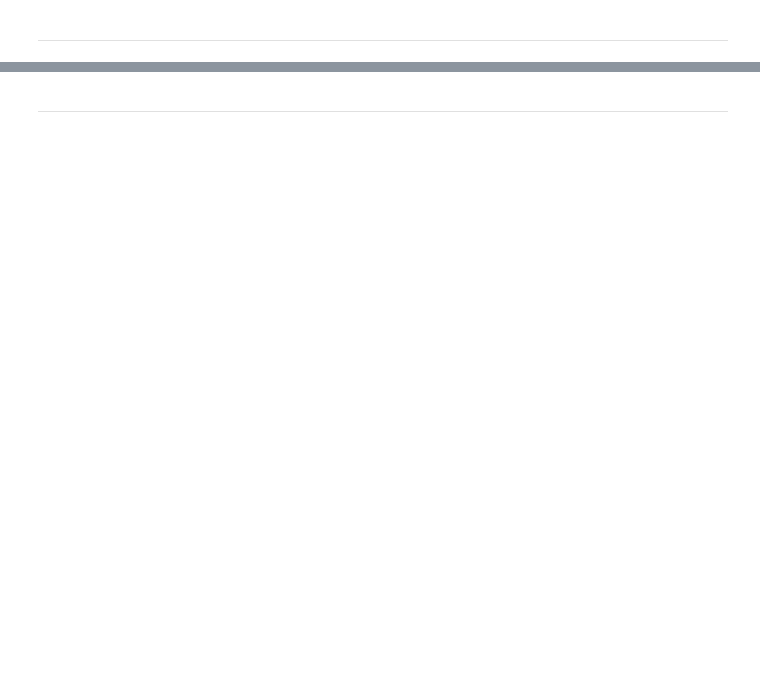
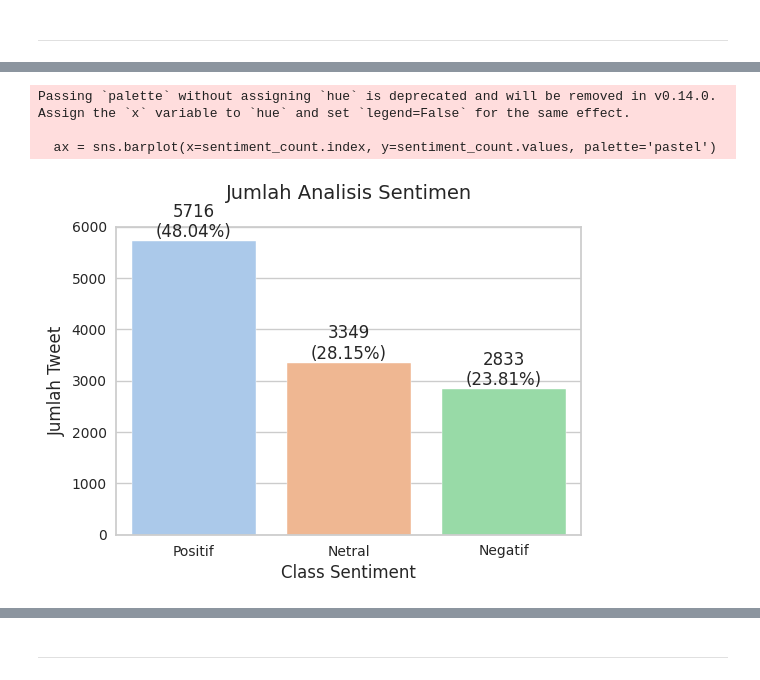
Before and after one commit to rahayunr16/Submission-Belajar-Pengembangan-Machine-Learning-1, a Jupyter notebook: Proyek_Analisis_Sentimen_Rahayu.ipynb, the cells around one changed output, grey strips where cells are left out. Saved outputs shown, nothing was run; the diff lists cells and outputs as text; code cells hidden in the pictures; blank space fills up the shorter version.

```diff
--- a/Proyek_Analisis_Sentimen_Rahayu.ipynb
+++ b/Proyek_Analisis_Sentimen_Rahayu.ipynb
@@ -795,0 +722,28 @@ def analyze_sentiment_lexicon_correlation(df, review_column, rating_column, pos_
+# %%
+# Unduh kamus leksikon positif dan negatif dari GitHub
+positive_url = "https://raw.githubusercontent.com/fajri91/InSet/master/positive.tsv"
+negative_url = "https://raw.githubusercontent.com/fajri91/InSet/master/negative.tsv"
+
+positive_lexicon = set(pd.read_csv(positive_url, sep='\t', header=None)[0])
+negative_lexicon = set(pd.read_csv(negative_url, sep='\t', header=None)[0])
+
+# Fungsi untuk menentukan sentimen dan menghitung skornya
+def determine_sentiment(text):
+    if isinstance(text, str):
+        positive_count = sum(1 for word in text.split() if word in positive_lexicon)
+        negative_count = sum(1 for word in text.split() if word in negative_lexicon)
+        sentiment_score = positive_count - negative_count
+
+        if sentiment_score > 0:
+            sentiment = "Positif"
+        elif sentiment_score < 0:
+            sentiment = "Negatif"
+        else:
+            sentiment = "Netral"
+
+        return sentiment_score, sentiment
+    return 0, "Netral"
+
+# Tentukan sentimen dan skor untuk setiap ulasan
+df[['Score', 'Label']] = df['Stemming_Review'].apply(lambda x: pd.Series(determine_sentiment(x)))
+df.head(10)
@@ -795,0 +762,22 @@ def analyze_sentiment_lexicon_correlation(df, review_column, rating_column, pos_
+# %%
+sentiment_count = df['Label'].value_counts()
+sns.set_style('whitegrid')
+
+fig, ax = plt.subplots(figsize=(6, 4))
+ax = sns.barplot(x=sentiment_count.index, y=sentiment_count.values, palette='pastel')
+plt.title('Jumlah Analisis Sentimen', fontsize=14, pad=20)
+plt.xlabel('Class Sentiment', fontsize=12)
+plt.ylabel('Jumlah Tweet', fontsize=12)
+
+total = len(df['Label'])
+
+for i, count in enumerate(sentiment_count.values):
+    percentage = f'{100 * count / total:.2f}%'
+    ax.text(i, count + 0.10, f'{count}\n({percentage})', ha='center', va='bottom')
+
+plt.show()
+# %% [output]
+Passing `palette` without assigning `hue` is deprecated and will be removed in v0.14.0. Assign the `x` variable to `hue` and set `legend=False` for the same effect.
+
+  ax = sns.barplot(x=sentiment_count.index, y=sentiment_count.values, palette='pastel')
+[figure, added]
```
Also changed, not shown: parts of 57 cells of this notebook.
